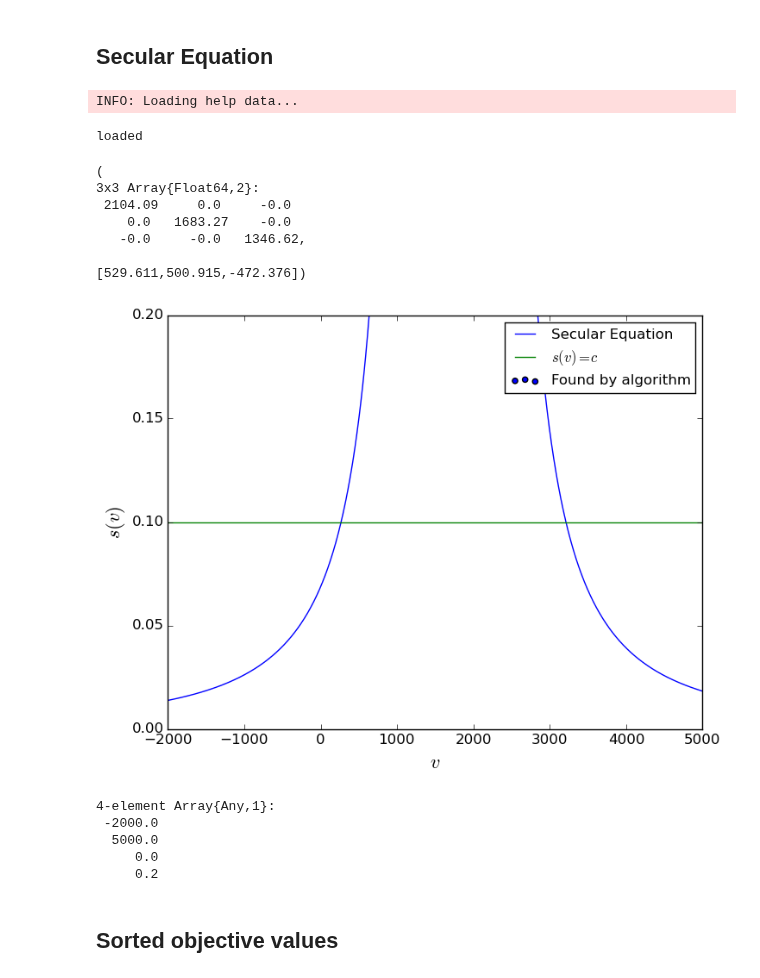
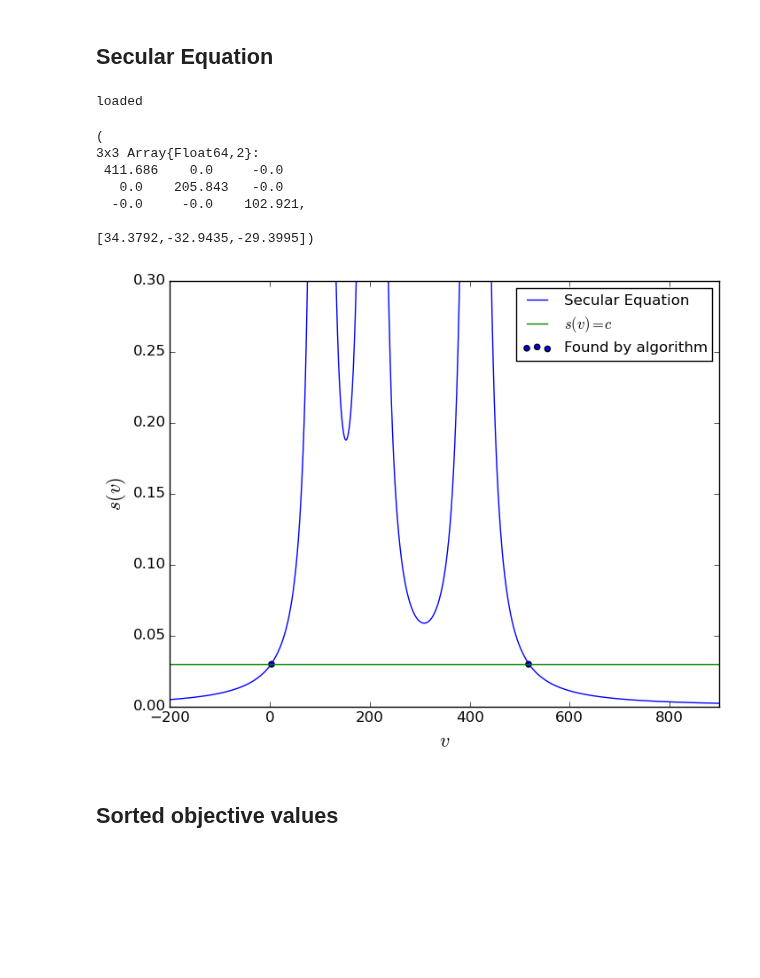
Before and after one commit to kersulis/TemporalInstanton.jl, a Jupyter notebook: nbs/2015-03-28 Generating Paper Figures.ipynb, the cells around one changed output. Drawn from its saved outputs; the diff is of its cells as text; code cells hidden in the pictures; blank space fills up the shorter version.

```diff
--- a/nbs/2015-03-28 Generating Paper Figures.ipynb
+++ b/nbs/2015-03-28 Generating Paper Figures.ipynb
@@ -40,12 +42,12 @@ Ridx = find(Rp) # Vector of renewable nodes
 Y = full(Y) # Full admittance matrix (ref not removed)
 ref = 1 # Index of ref node
 k = k # Conventional generator participation factors
-tau = 0.8 # Heating constant
+tau = 0.5 # Heating constant
 G0 = [Gp,Gp,Gp]
 D0 = [Dp,Dp,Dp]
 P0 = [0.5.*Rp,Rp,1.5*Rp]
 kQobj = 0 # Should always be zero; objective has no constant term
-c = 0.1 # RHS of line temperature constraint
+c = 0.03 # RHS of line temperature constraint
 kQtheta = -c # Move to LHS so we have Q(z) = 0
 lines = [(f[i],t[i]) for i in 1:length(f)];
 
@@ -54,7 +56,7 @@ nr = length(Ridx)
 T = int(length(G0)/n) # infer number of time steps
 
 # For a single line:
-line = lines[91]
+line = lines[118]
 
 # Create instance of instanton problem
 Qobj,A,b,Qtheta = temporalInstanton(Ridx,Y,ref,k,tau,line,G0,P0,D0)
@@ -93,42 +95,35 @@ B11,B12,B21,B22,b1,b2 = partition_B(G_of_w,Q_of_w)
 
 Bhat,bhat = return_Bhat(B11,B12,B22,b1,b2)
 # %% [output]
-INFO: Loading help data...
+loaded
-loaded
+(
+3x3 Array{Float64,2}:
+ 411.686    0.0     -0.0
+   0.0    205.843   -0.0
+  -0.0     -0.0    102.921,
+
+[34.3792,-32.9435,-29.3995])
-(
-3x3 Array{Float64,2}:
- 2104.09     0.0     -0.0
-    0.0   1683.27    -0.0
-   -0.0     -0.0   1346.62,
-
-[529.611,500.915,-472.376])
 # %%
 f = figure()
-c = 0.1
+c = 0.03
 poles = sort(unique(round(diag(Bhat),10)))
 
 solutions,vectors = solve_secular(Bhat,bhat/2,c)
 
-v_vals = linspace(minimum(poles)-4*minimum(poles),maximum(poles) + 4*maximum(poles),10000)
+v_vals = linspace(minimum(poles)-8*minimum(poles),maximum(poles) + 4*maximum(poles),10000)
 s_vals = [(find_w(i,Bhat,bhat/2)'*find_w(i,Bhat,bhat/2))[1] for i in v_vals]
 plot(v_vals,s_vals)
 hold = true
 plot([v_vals[1],v_vals[end]],[c,c])
-ylim([0,0.2])
 scatter(solutions,c*ones(length(solutions)))
 legend(["Secular Equation",L"s(v) = c","Found by algorithm"],fontsize=12)
 xlabel(L"v",fontsize=16)
 ylabel(L"s(v)",fontsize=16)
-axis([-2000,5000,0,0.2])
+axis([-200,900,0,0.3])
 
-#savefig("../images/secular2.pdf")
+savefig("../images/secular.pdf")
 # %% [output]
-[figure, old version]
+[figure, new version]
-4-element Array{Any,1}:
- -2000.0
-  5000.0
-     0.0
-     0.2
 # %% [markdown]
 ## Sorted objective values
 # %%
```
Also changed, not shown: parts of 1 cell of this notebook, 11 other files.
